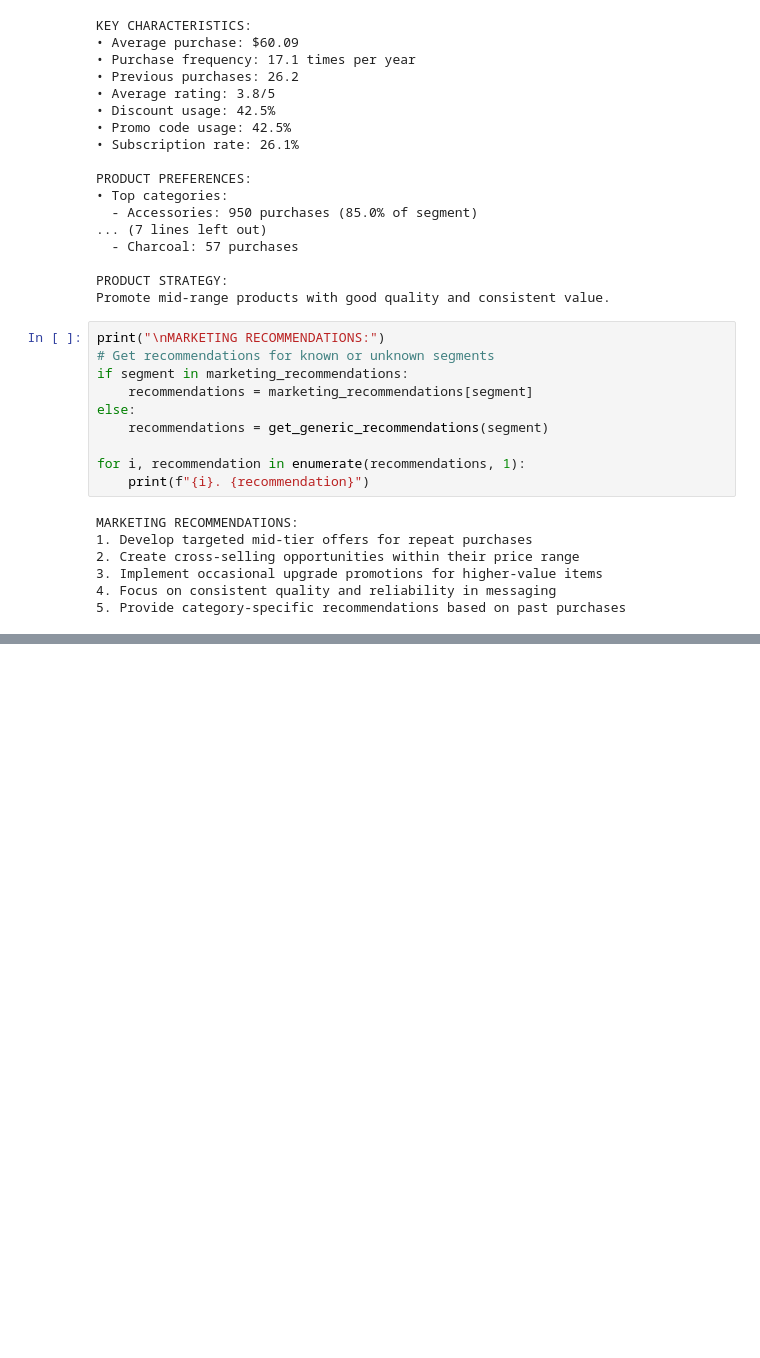
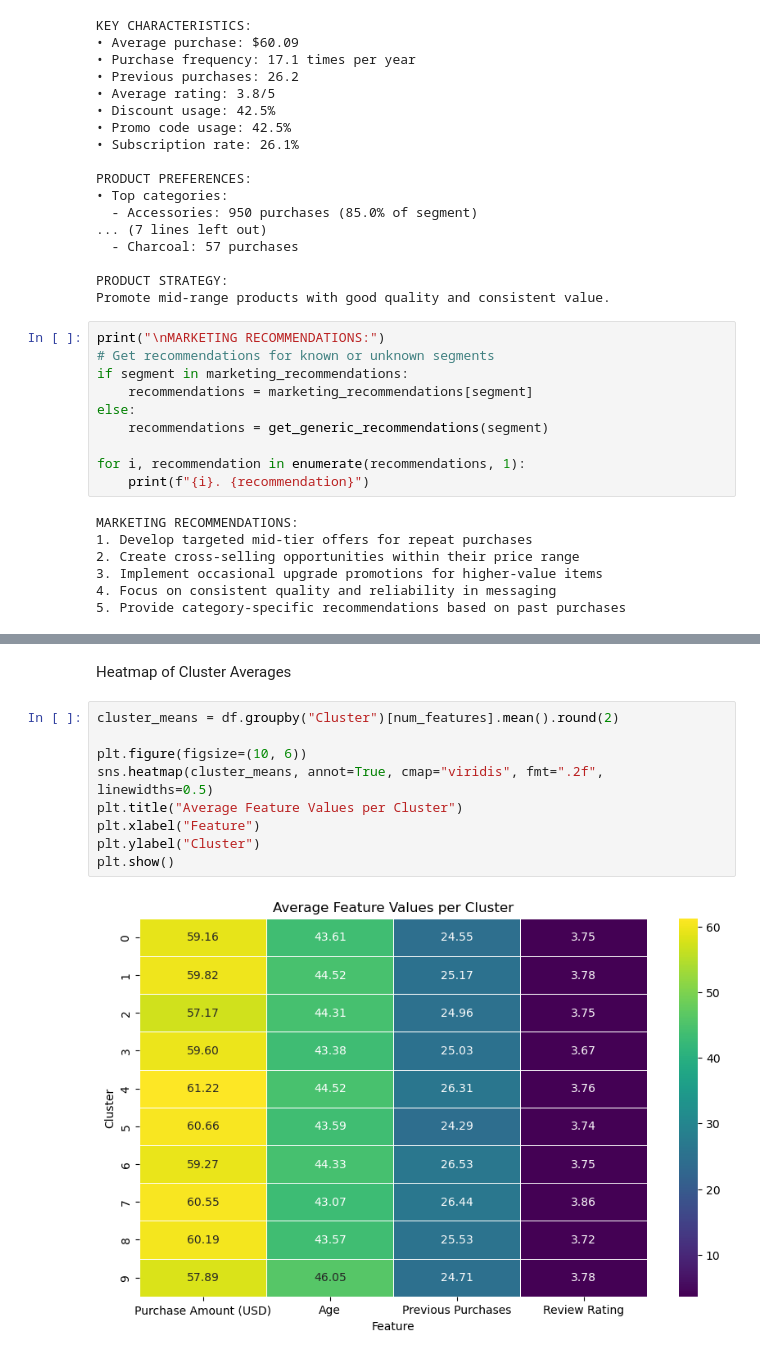
Before and after one commit to CassandraMaldonado/ML_customer_clustering, a Jupyter notebook: LLM_KMeans.ipynb, the cells around one changed output, grey strips where cells are left out. Saved outputs shown, nothing was run; the diff lists cells and outputs as text; blank space fills up the shorter version.

```diff
--- a/LLM_KMeans.ipynb
+++ b/LLM_KMeans.ipynb
@@ -590,0 +651,13 @@ MARKETING RECOMMENDATIONS:
+# %% [markdown]
+Heatmap of Cluster Averages
+# %%
+cluster_means = df.groupby("Cluster")[num_features].mean().round(2)
+
+plt.figure(figsize=(10, 6))
+sns.heatmap(cluster_means, annot=True, cmap="viridis", fmt=".2f", linewidths=0.5)
+plt.title("Average Feature Values per Cluster")
+plt.xlabel("Feature")
+plt.ylabel("Cluster")
+plt.show()
+# %% [output]
+[figure, added]
```
Also changed, not shown: parts of 7 cells of this notebook.
